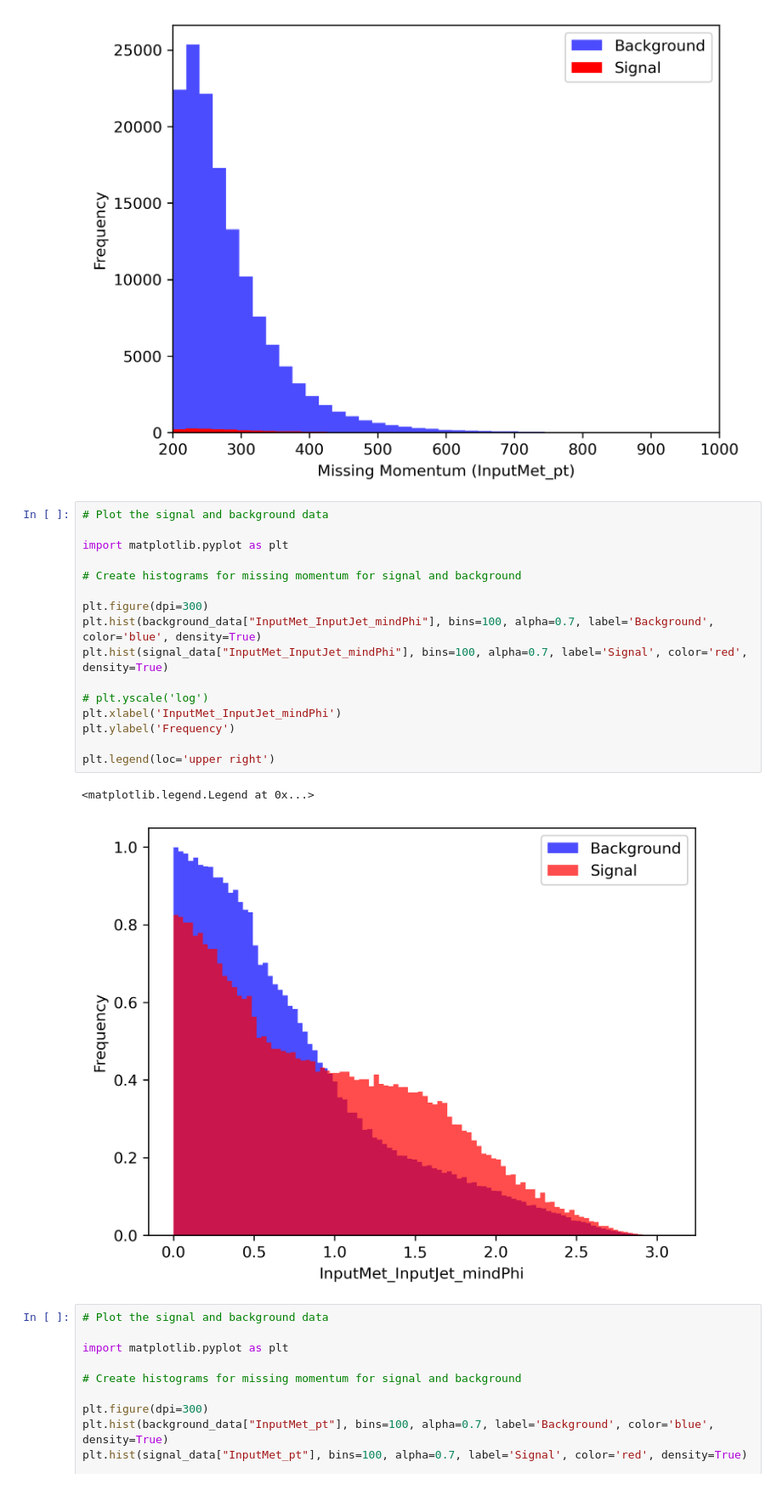
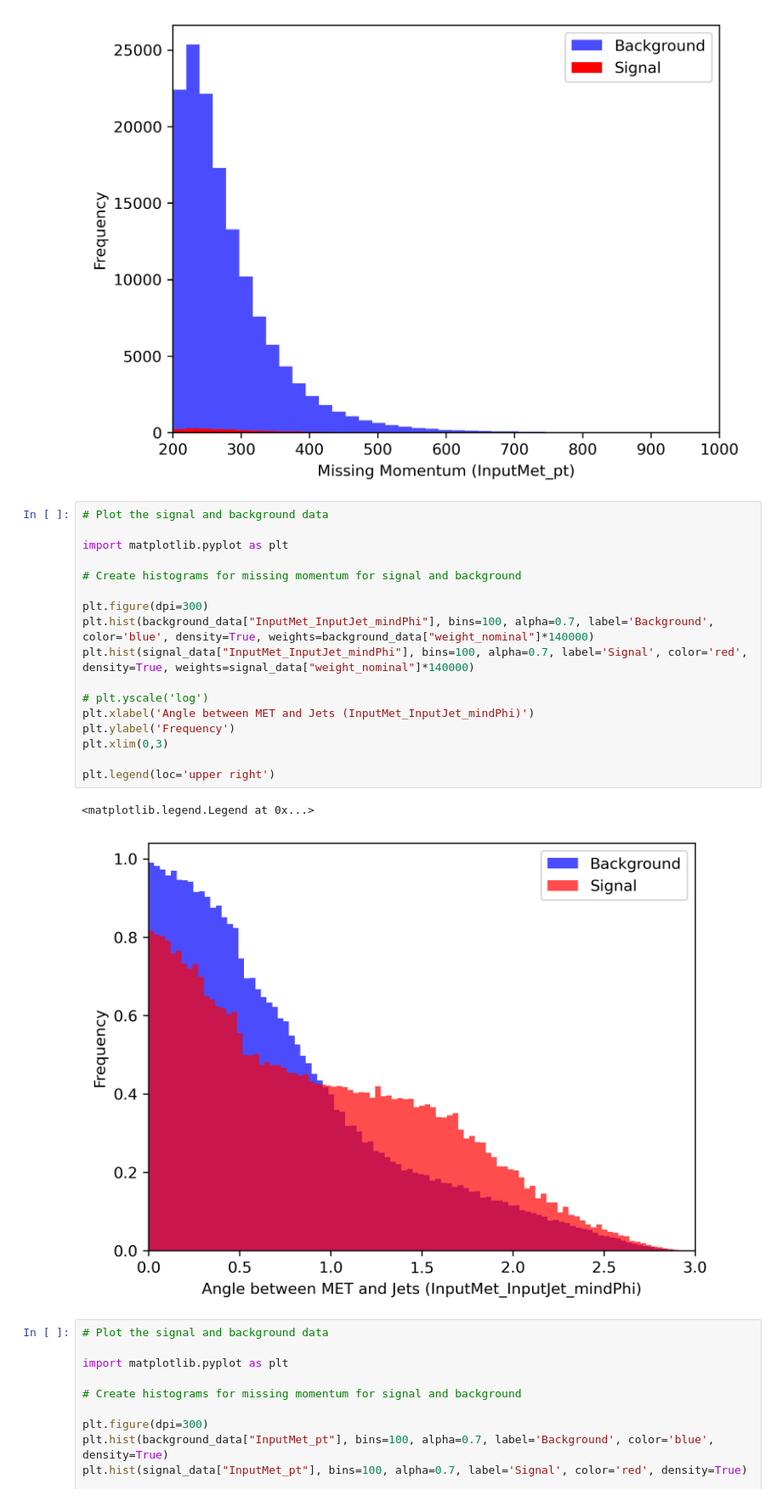
Before and after one commit to inigostibbe/msciproject, a Jupyter notebook: initialanalysis.ipynb, the cells around one changed output. Shown: that part at 85% size. Saved outputs shown, nothing was run; the diff lists cells and outputs as text.

```diff
--- a/initialanalysis.ipynb
+++ b/initialanalysis.ipynb
@@ -59,22 +78,23 @@ plt.legend(loc='upper right')
 # %%
 # Plot the signal and background data
 
 import matplotlib.pyplot as plt
 
 # Create histograms for missing momentum for signal and background
 
 plt.figure(dpi=300)
-plt.hist(background_data["InputMet_InputJet_mindPhi"], bins=100, alpha=0.7, label='Background', color='blue', density=True)
-plt.hist(signal_data["InputMet_InputJet_mindPhi"], bins=100, alpha=0.7, label='Signal', color='red', density=True)
+plt.hist(background_data["InputMet_InputJet_mindPhi"], bins=100, alpha=0.7, label='Background', color='blue', density=True, weights=background_data["weight_nominal"]*140000)
+plt.hist(signal_data["InputMet_InputJet_mindPhi"], bins=100, alpha=0.7, label='Signal', color='red', density=True, weights=signal_data["weight_nominal"]*140000)
 
 # plt.yscale('log')
-plt.xlabel('InputMet_InputJet_mindPhi')
+plt.xlabel('Angle between MET and Jets (InputMet_InputJet_mindPhi)')
 plt.ylabel('Frequency')
+plt.xlim(0,3)
 
 plt.legend(loc='upper right')
 # %% [output]
 <matplotlib.legend.Legend at 0x...>
-[figure, old version]
+[figure, new version]
 # %%
 # Plot the signal and background data
 
```
Also changed, not shown: parts of 19 cells of this notebook, 1 other file.
